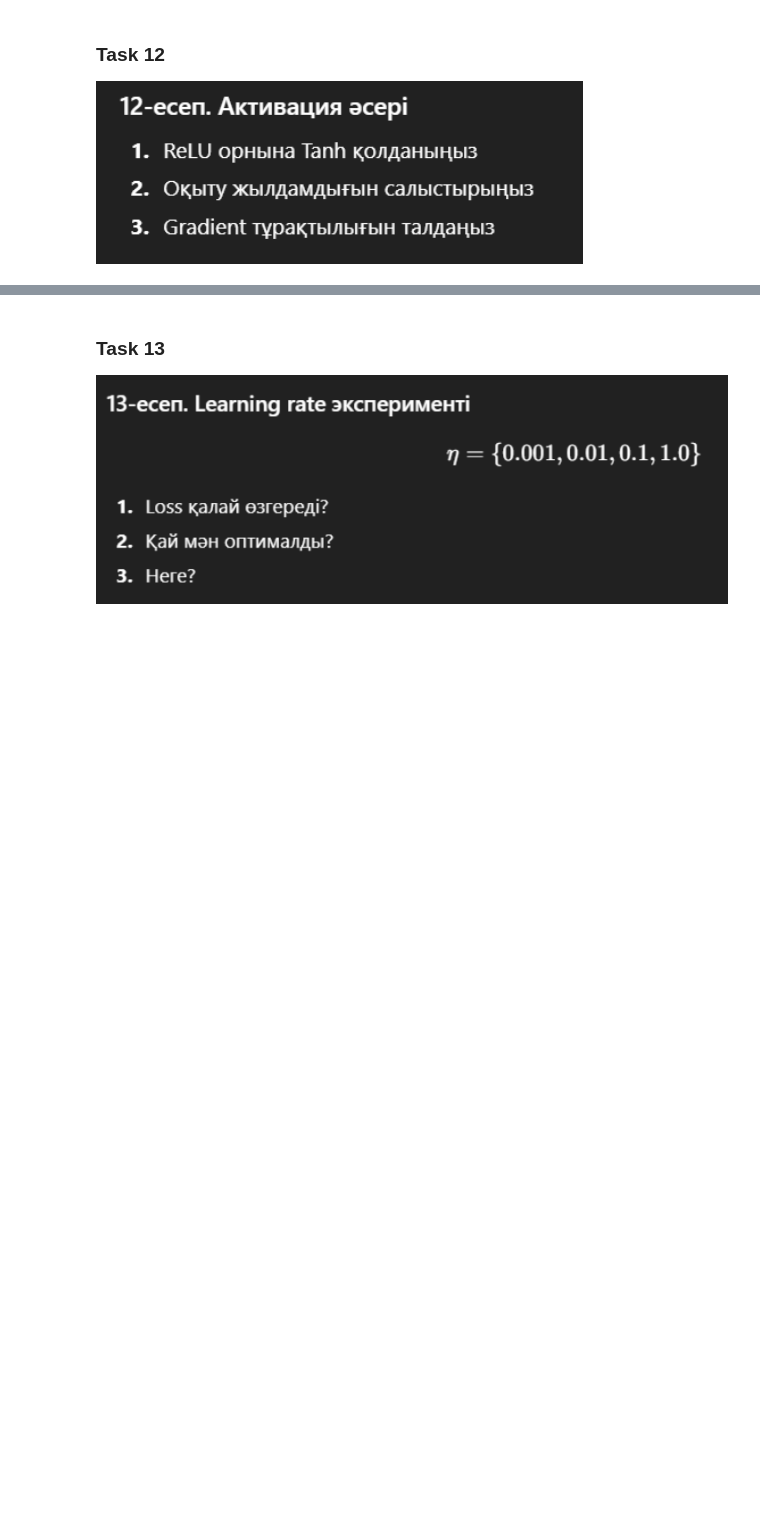
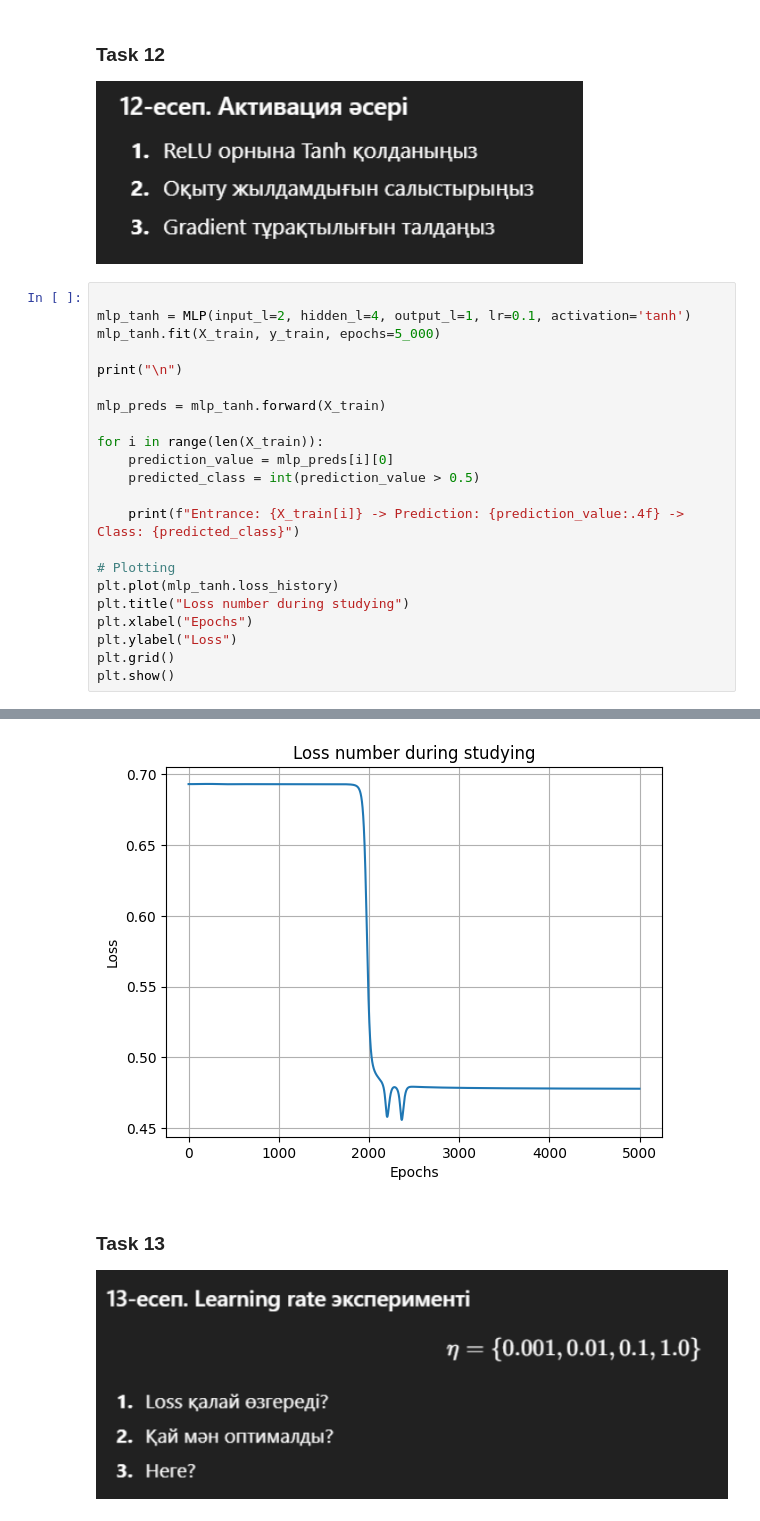
Before and after one commit to ZED-or-ZERO/Notes-on-ML-Courses., a Jupyter notebook: ML Course from ItechResearch/Lecture Tasks/Lecture_13.ipynb, the cells around one changed output, grey strips where cells are left out. Cells and saved outputs as stored; diff of their text form; blank space fills up the shorter version.

```diff
--- a/ML Course from ItechResearch/Lecture Tasks/Lecture_13.ipynb
+++ b/ML Course from ItechResearch/Lecture Tasks/Lecture_13.ipynb
@@ -65,3 +261,26 @@ $z = -1$ болғандықтан ($-1 < 0$), функцияның мәні 0 б
 # %% [markdown]
 ### Task 12
  ![image.png](attachment:image.png)
+# %%
+
+mlp_tanh = MLP(input_l=2, hidden_l=4, output_l=1, lr=0.1, activation='tanh')
+mlp_tanh.fit(X_train, y_train, epochs=5_000)
+
+print("\n")
+
+mlp_preds = mlp_tanh.forward(X_train)
+
+for i in range(len(X_train)):
+    prediction_value = mlp_preds[i][0]
+    predicted_class = int(prediction_value > 0.5)
+
+    print(f"Entrance: {X_train[i]} -> Prediction: {prediction_value:.4f} -> Class: {predicted_class}")
+
+# Plotting
+plt.plot(mlp_tanh.loss_history)
+plt.title("Loss number during studying")
+plt.xlabel("Epochs")
+plt.ylabel("Loss")
+plt.grid()
+plt.show()
+# %% [output]
@@ -68,3 +303,4 @@ $z = -1$ болғандықтан ($-1 < 0$), функцияның мәні 0 б
+[figure, added]
 # %% [markdown]
 ### Task 13
 ![image.png](attachment:image.png)
```
Also changed, not shown: parts of 14 cells of this notebook, 10 other files.
